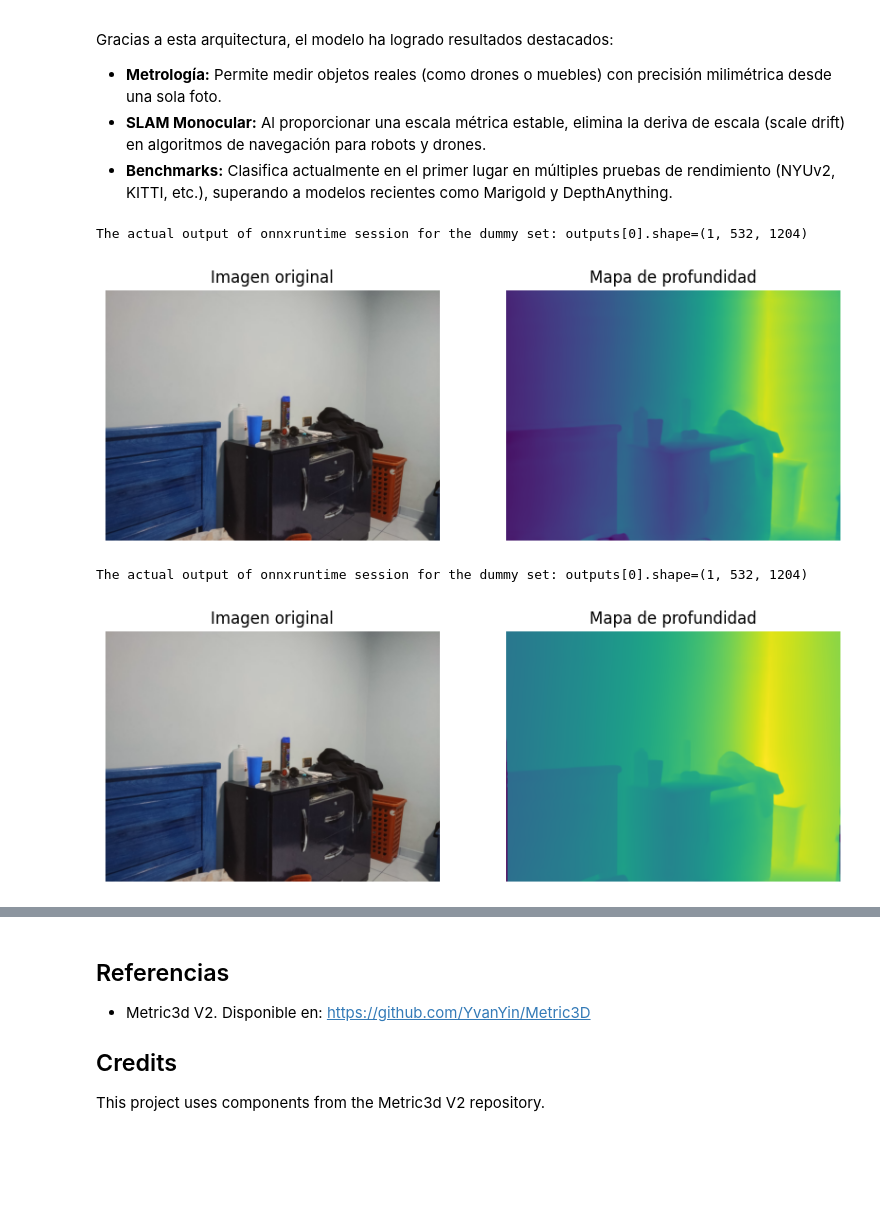
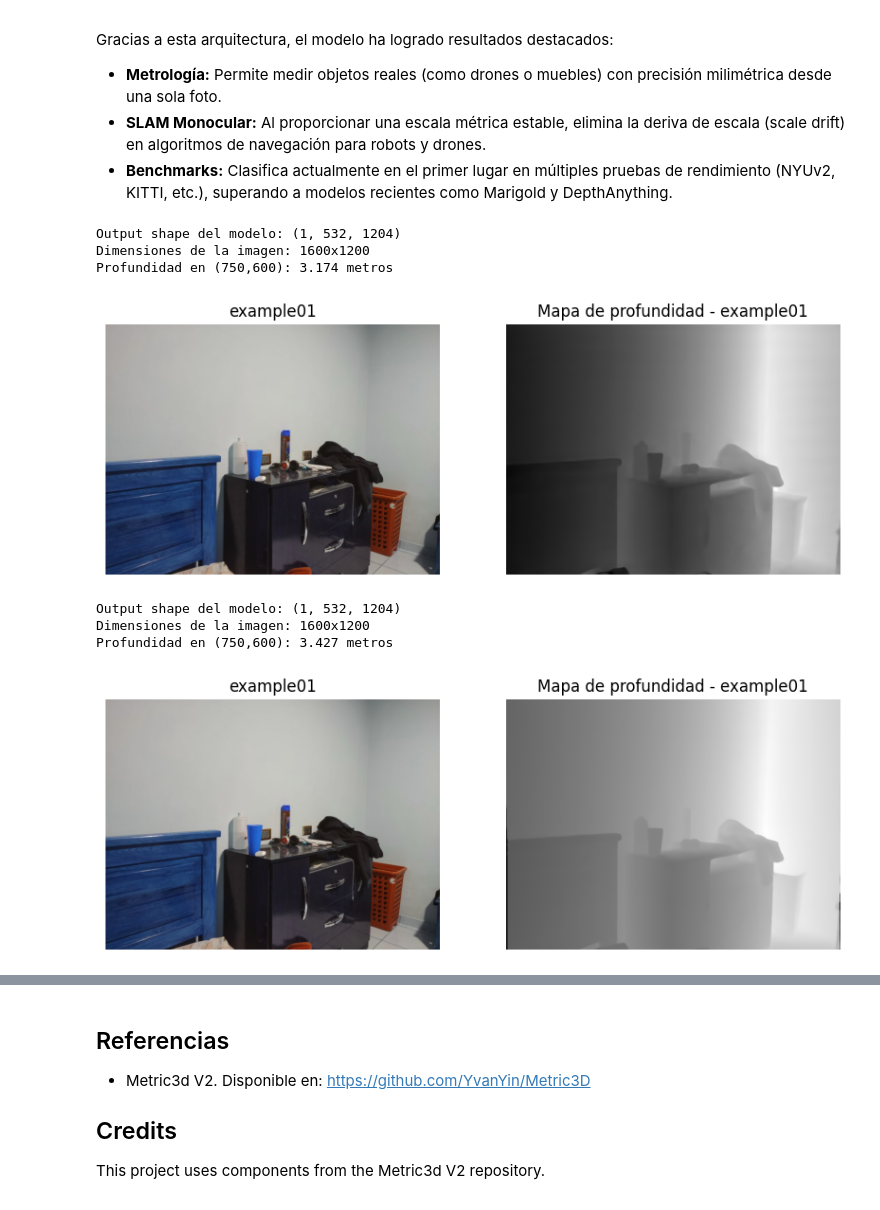
Before and after one commit to bspoloo/IC_MMP, a Jupyter notebook: Metric3D/metric3d.ipynb, the cells around one changed output, grey strips where cells are left out. Saved outputs shown, nothing was run; the diff lists cells and outputs as text; code cells hidden in the pictures; blank space fills up the shorter version.

Commit message:
added predict images in metric3d

```diff
--- a/Metric3D/metric3d.ipynb
+++ b/Metric3D/metric3d.ipynb
@@ -177,18 +199,22 @@ Gracias a esta arquitectura, el modelo ha logrado resultados destacados:
 # %%
 onnx_model="./checkpoints/v2-S-ONNX/model.onnx" # Ruta al modelo ONNX que se va a utilizar para la inferencia
 input_image="./assets/examples/example01.jpeg"  # Ruta a la imagen de entrada que se va a procesar con el modelo ONNX
 output_image="./assets/results/example01.jpeg" # Ruta donde se guardará la imagen de salida procesada por el modelo ONNX
 
-get_infer_image(onnx_model, input_image, output_image)
+get_infer_image(onnx_model, "example01", input_image=input_image, output_image=output_image, x=750, y=600) # Ejecutar la función para obtener la imagen de inferencia y visualizar los resultados
 # %% [output]
-The actual output of onnxruntime session for the dummy set: outputs[0].shape=(1, 532, 1204)
+Output shape del modelo: (1, 532, 1204)
+Dimensiones de la imagen: 1600x1200
+Profundidad en (750,600): 3.174 metros
-[figure, old version]
+[figure, new version]
 # %%
 onnx_model="./checkpoints/v2-L-ONNX/model.onnx"
 input_image="./assets/examples/example01.jpeg"
 output_image="./assets/results/example01.jpeg"
 
-get_infer_image(onnx_model, input_image, output_image)
+get_infer_image(onnx_model, "example01", input_image=input_image, output_image=output_image, x=750, y=600)
 # %% [output]
-The actual output of onnxruntime session for the dummy set: outputs[0].shape=(1, 532, 1204)
+Output shape del modelo: (1, 532, 1204)
+Dimensiones de la imagen: 1600x1200
+Profundidad en (750,600): 3.427 metros
-[figure, old version]
+[figure, new version]
```
Also changed, not shown: parts of 7 cells of this notebook, 4 other files.
